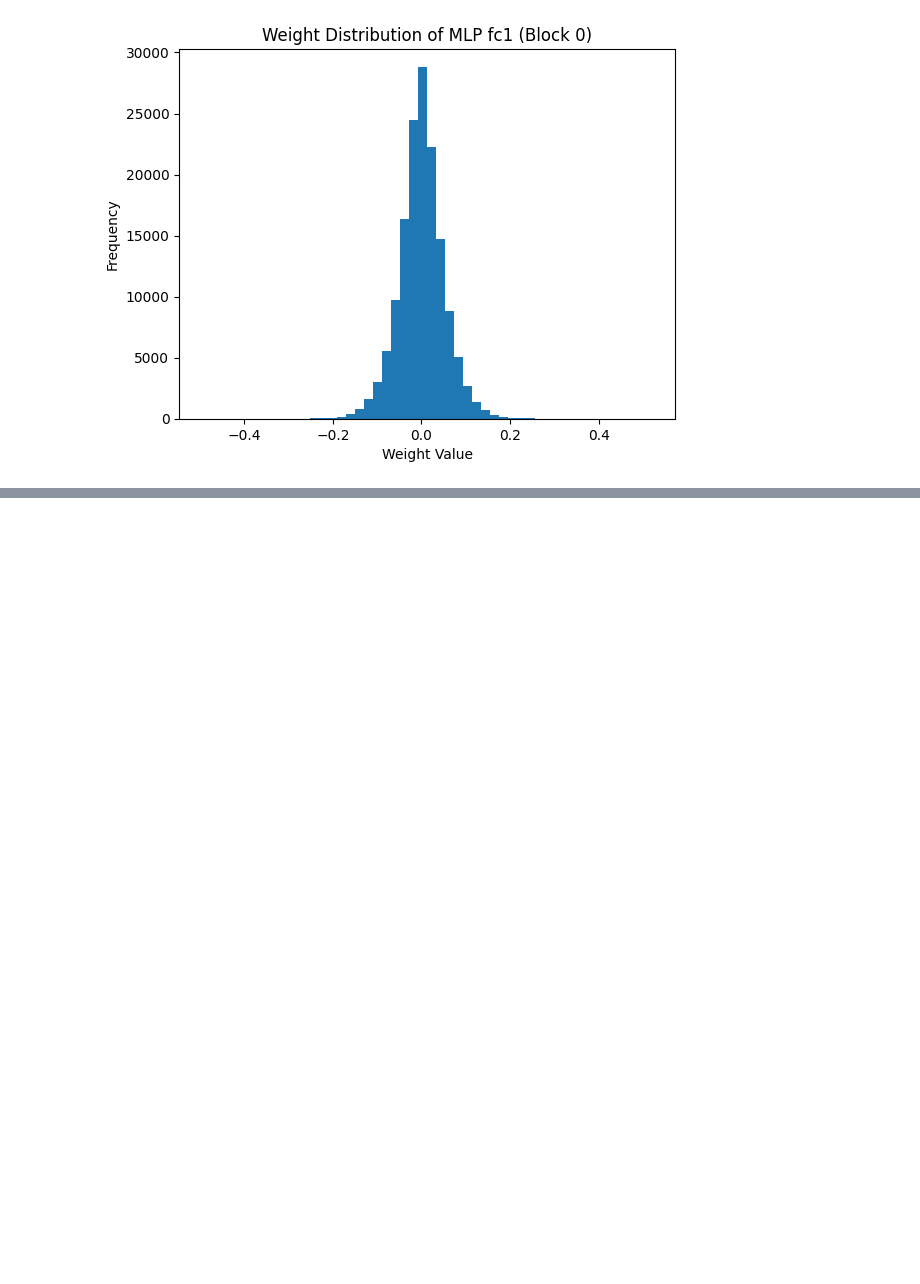
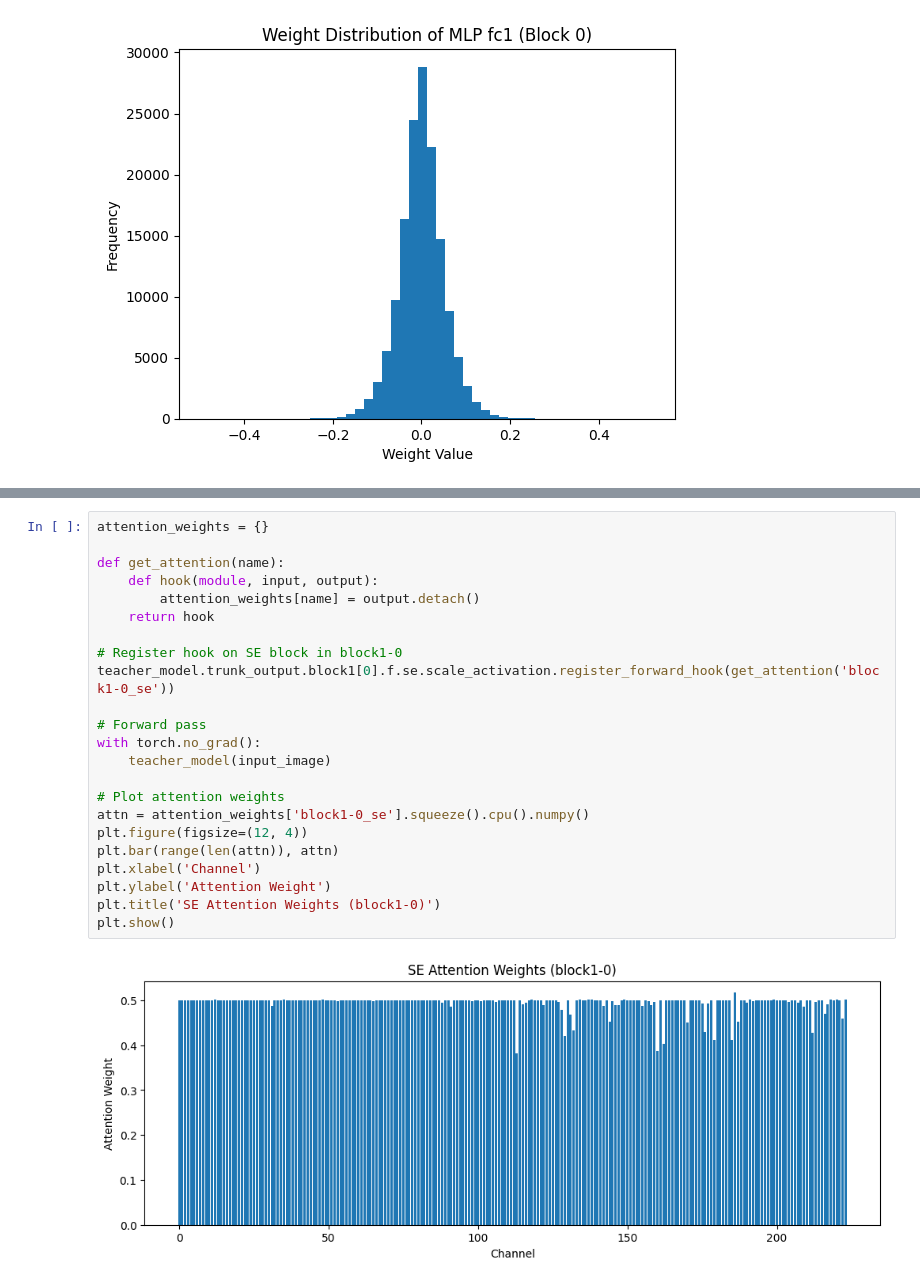
Before and after one commit to ilyarekun/NN_DeiT_25, a Jupyter notebook: 01visualize-output.ipynb, the cells around one changed output, grey strips where cells are left out. Saved outputs shown, nothing was run; the diff lists cells and outputs as text; blank space fills up the shorter version.

```diff
--- a/01visualize-output.ipynb
+++ b/01visualize-output.ipynb
@@ -366,0 +463,25 @@ plt.show()
+# %%
+attention_weights = {}
+
+def get_attention(name):
+    def hook(module, input, output):
+        attention_weights[name] = output.detach()
+    return hook
+
+# Register hook on SE block in block1-0
+teacher_model.trunk_output.block1[0].f.se.scale_activation.register_forward_hook(get_attention('block1-0_se'))
+
+# Forward pass
+with torch.no_grad():
+    teacher_model(input_image)
+
+# Plot attention weights
+attn = attention_weights['block1-0_se'].squeeze().cpu().numpy()
+plt.figure(figsize=(12, 4))
+plt.bar(range(len(attn)), attn)
+plt.xlabel('Channel')
+plt.ylabel('Attention Weight')
+plt.title('SE Attention Weights (block1-0)')
+plt.show()
+# %% [output]
+[figure, added]
```
Also changed, not shown: parts of 8 cells of this notebook.
